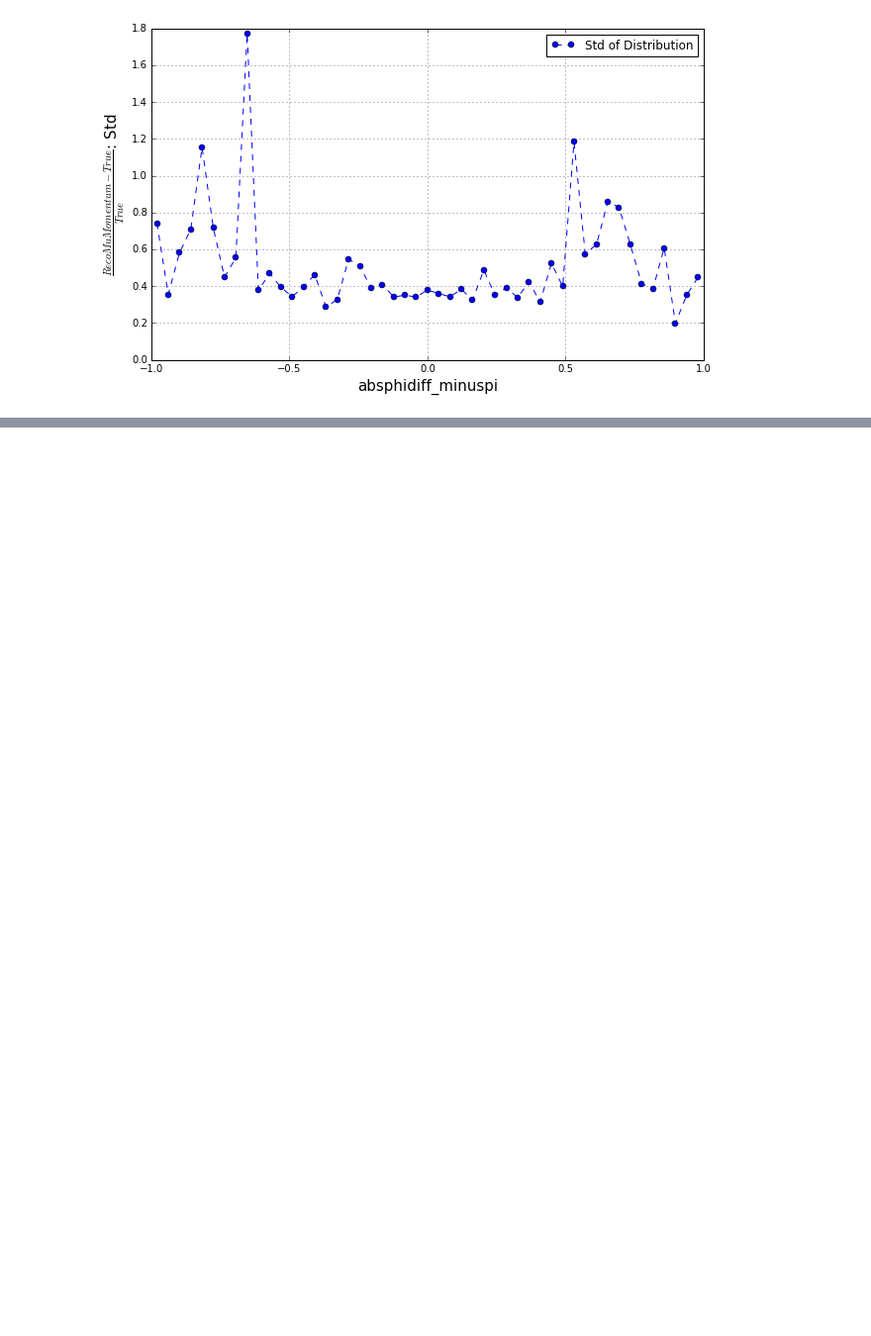
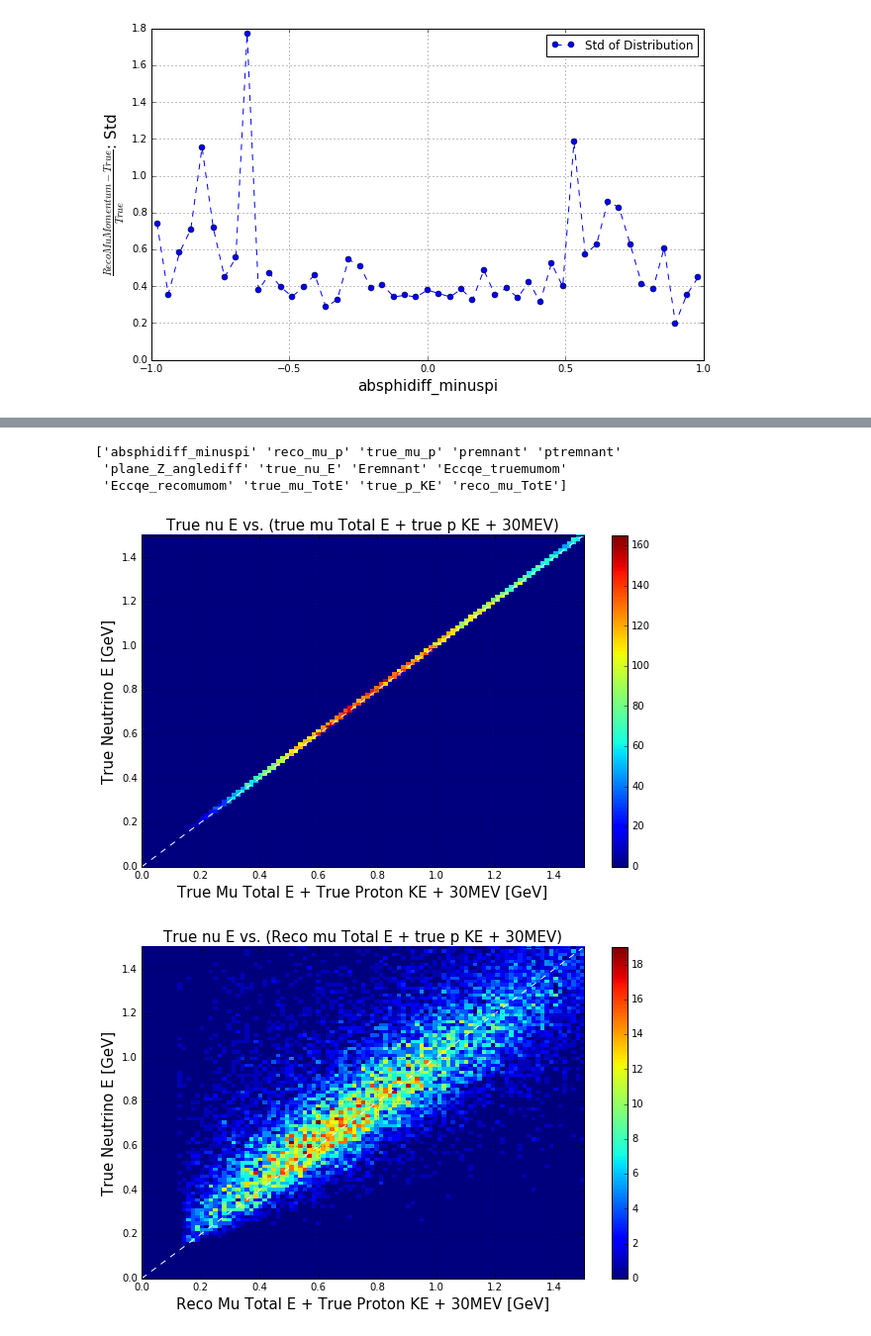
Before and after one commit to polabr/AbratenkoAna, a Jupyter notebook: CCInclusive/mac/EResPlotsMCTruth.ipynb, the cells around one changed output, grey strips where cells are left out. Shown: that part at 99% size. Cells and saved outputs as stored; diff of their text form; code cells hidden in the pictures; blank space fills up the shorter version.

```diff
--- a/CCInclusive/mac/EResPlotsMCTruth.ipynb
+++ b/CCInclusive/mac/EResPlotsMCTruth.ipynb
@@ -169,0 +196,35 @@ p_reco_smearing_plot('absphidiff_minuspi > -0.1 and absphidiff_minuspi < 0.1')
+# %%
+print df.columns.values
+def truenuE_vs_reconuE_truth():
+    myx = df['true_mu_TotE'] + df['true_p_KE'] + .030
+    myy = df['true_nu_E']
+    plt.figure(figsize=(10,6))
+    mybins = np.linspace(0,1.5,100)
+    numerator, meaningless, variable, here = plt.hist2d(myx, myy, bins=mybins)
+    plt.colorbar()
+    plt.title('True nu E vs. (true mu Total E + true p KE + 30MEV)',fontsize=15)
+    plt.xlabel('True Mu Total E + True Proton KE + 30MEV [GeV]',fontsize=15)
+    plt.ylabel('True Neutrino E [GeV]',fontsize=15)
+    plt.grid(True)
+    plt.plot(np.array(plt.xlim()),np.array(plt.ylim()),'w--',linewidth=1)
+def truenuE_vs_reconuE_reco():
+    myx = df['reco_mu_TotE'] + df['true_p_KE'] + .030
+    myy = df['true_nu_E']
+    plt.figure(figsize=(10,6))
+    mybins = np.linspace(0,1.5,100)
+    numerator, meaningless, variable, here = plt.hist2d(myx, myy, bins=mybins)
+    plt.colorbar()
+    plt.title('True nu E vs. (Reco mu Total E + true p KE + 30MEV)',fontsize=15)
+    plt.xlabel('Reco Mu Total E + True Proton KE + 30MEV [GeV]',fontsize=15)
+    plt.ylabel('True Neutrino E [GeV]',fontsize=15)
+    plt.grid(True)
+    plt.plot(np.array(plt.xlim()),np.array(plt.ylim()),'w--',linewidth=1)
+
+truenuE_vs_reconuE_truth()
+truenuE_vs_reconuE_reco()
+# %% [output]
+['absphidiff_minuspi' 'reco_mu_p' 'true_mu_p' 'premnant' 'ptremnant'
+ 'plane_Z_anglediff' 'true_nu_E' 'Eremnant' 'Eccqe_truemumom'
+ 'Eccqe_recomumom' 'true_mu_TotE' 'true_p_KE' 'reco_mu_TotE']
+[figure, added]
+[figure, added]
```
Also changed, not shown: parts of 10 cells of this notebook, 2 other files.
